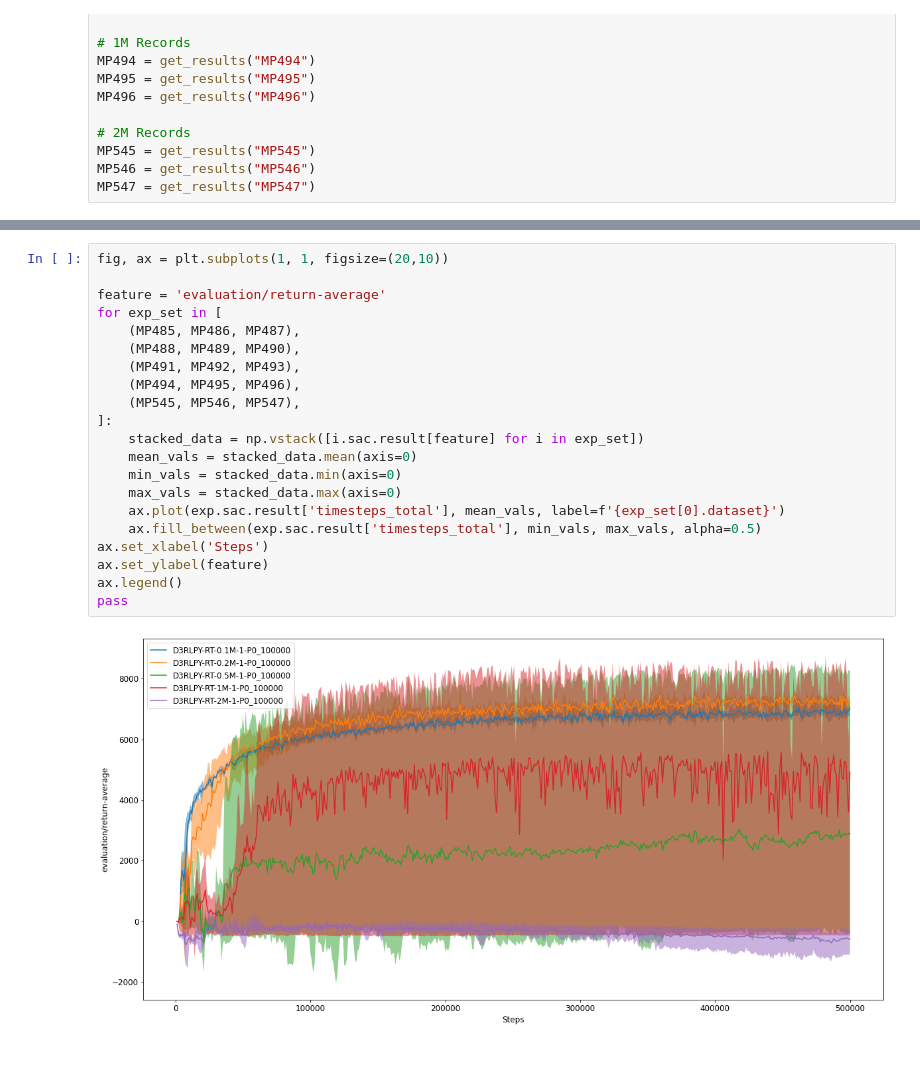
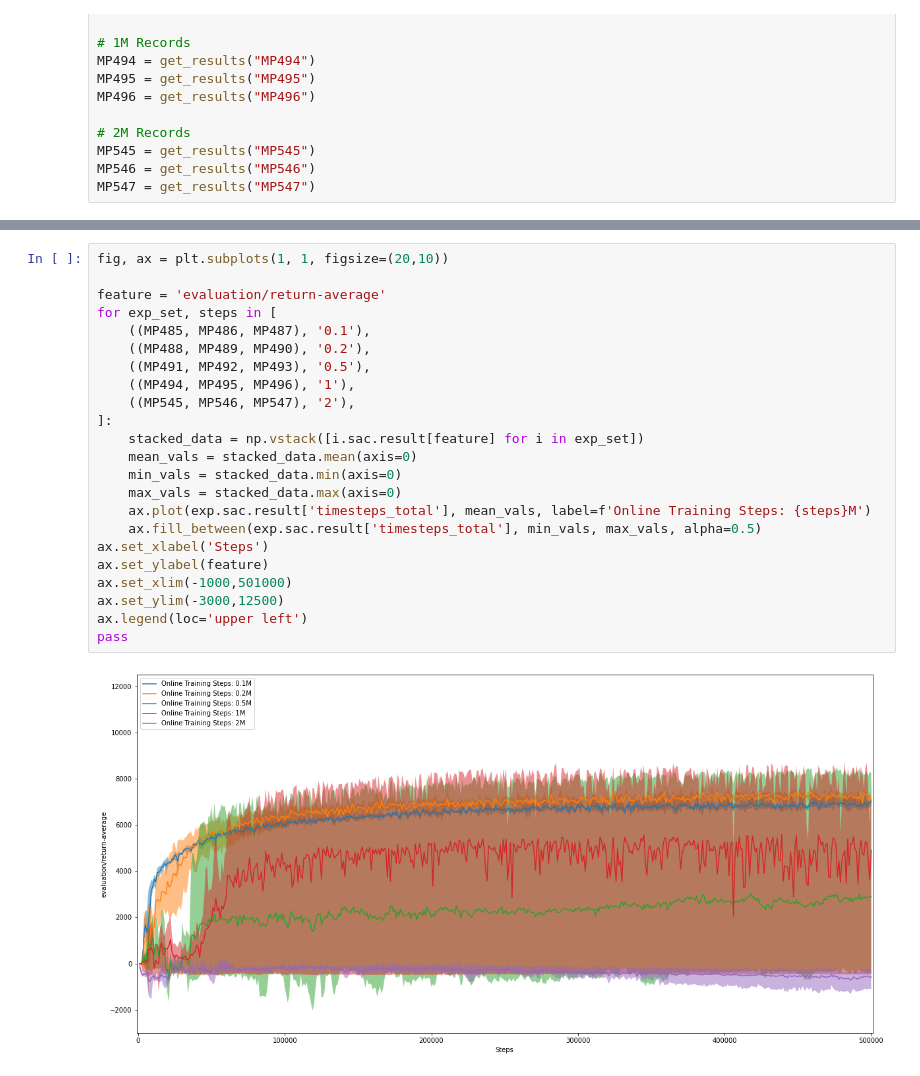
Before and after one commit to thatscotdatasci/mopo, a Jupyter notebook: Analysis_MP473-MP496.ipynb, the cells around one changed output, grey strips where cells are left out. Saved outputs shown, nothing was run; the diff lists cells and outputs as text.

```diff
--- a/Analysis_MP473-MP496.ipynb
+++ b/Analysis_MP473-MP496.ipynb
@@ -76,23 +73,25 @@ pass
 # %%
 fig, ax = plt.subplots(1, 1, figsize=(20,10))
 
 feature = 'evaluation/return-average'
-for exp_set in [
-    (MP485, MP486, MP487),
-    (MP488, MP489, MP490),
-    (MP491, MP492, MP493),
-    (MP494, MP495, MP496),
-    (MP545, MP546, MP547),
+for exp_set, steps in [
+    ((MP485, MP486, MP487), '0.1'),
+    ((MP488, MP489, MP490), '0.2'),
+    ((MP491, MP492, MP493), '0.5'),
+    ((MP494, MP495, MP496), '1'),
+    ((MP545, MP546, MP547), '2'),
 ]:
     stacked_data = np.vstack([i.sac.result[feature] for i in exp_set])
     mean_vals = stacked_data.mean(axis=0)
     min_vals = stacked_data.min(axis=0)
     max_vals = stacked_data.max(axis=0)
-    ax.plot(exp.sac.result['timesteps_total'], mean_vals, label=f'{exp_set[0].dataset}')
+    ax.plot(exp.sac.result['timesteps_total'], mean_vals, label=f'Online Training Steps: {steps}M')
     ax.fill_between(exp.sac.result['timesteps_total'], min_vals, max_vals, alpha=0.5)
 ax.set_xlabel('Steps')
 ax.set_ylabel(feature)
-ax.legend()
+ax.set_xlim(-1000,501000)
+ax.set_ylim(-3000,12500)
+ax.legend(loc='upper left')
 pass
 # %% [output]
-[figure, old version]
+[figure, new version]
```
Also changed, not shown: parts of 2 cells of this notebook, 9 other files.
